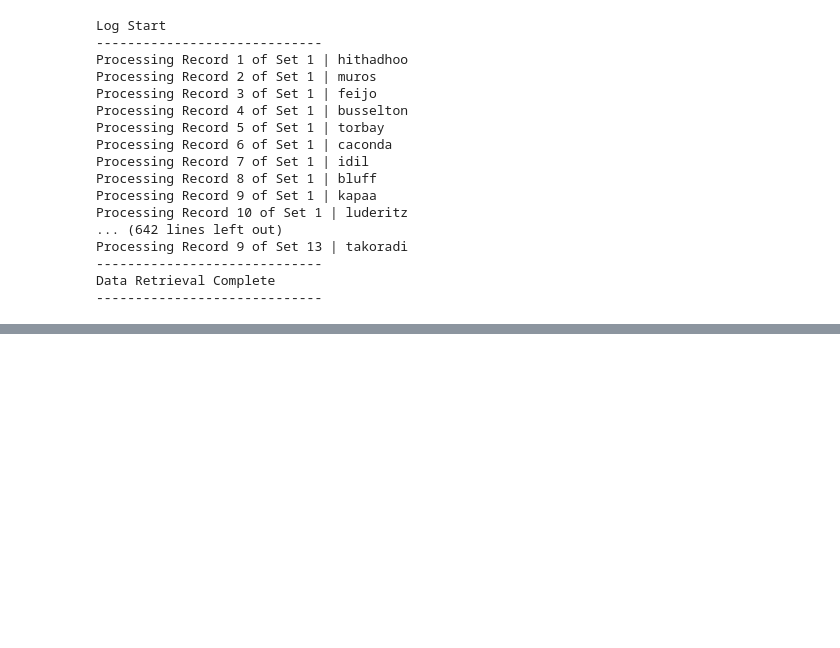
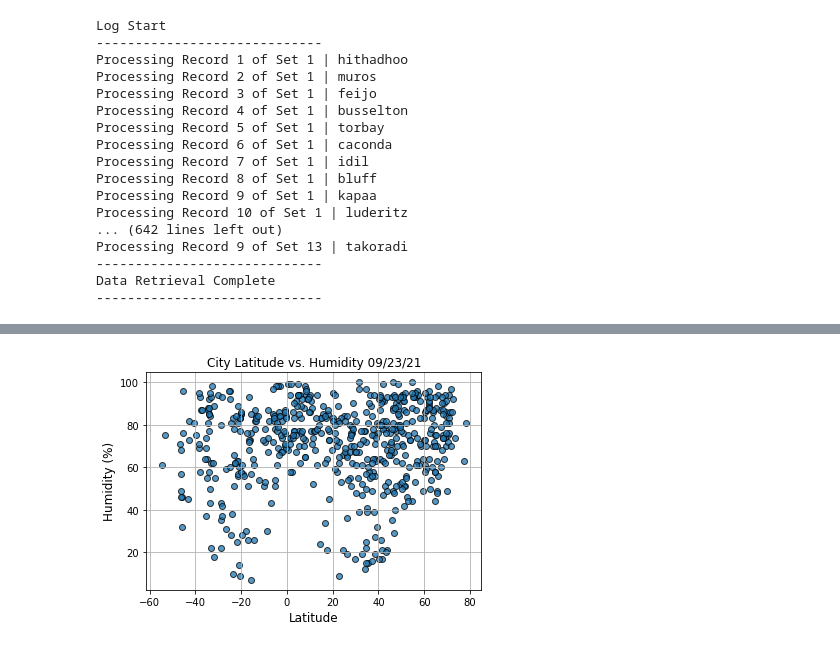
Before and after one commit to austenmarden/world_weather_analysis, a Jupyter notebook: weatherpy.ipynb, the cells around one changed output, grey strips where cells are left out. Saved outputs shown, nothing was run; the diff lists cells and outputs as text; code cells hidden in the pictures; blank space fills up the shorter version.

```diff
--- a/weatherpy.ipynb
+++ b/weatherpy.ipynb
@@ -230,0 +260,16 @@ city_data_df.to_csv(output_data_file, index_label="City_ID")
+# %%
+#plot for Lat v Humidity
+
+fig, ax = plt.subplots()
+ax.scatter(lats,humidity, edgecolor='black', alpha=.75)
+ax.set_title('City Latitude vs. Humidity ' + today, fontsize=12)
+ax.set_xlabel('Latitude', fontsize=12)
+ax.set_ylabel('Humidity (%)', fontsize=12)
+ax.grid()
+
+# Save the figure.
+plt.savefig("weather_data/Fig2.png")
+
+fig.show()
+# %% [output]
+[figure, added]
```
Also changed, not shown: parts of 3 cells of this notebook, 4 other files.
